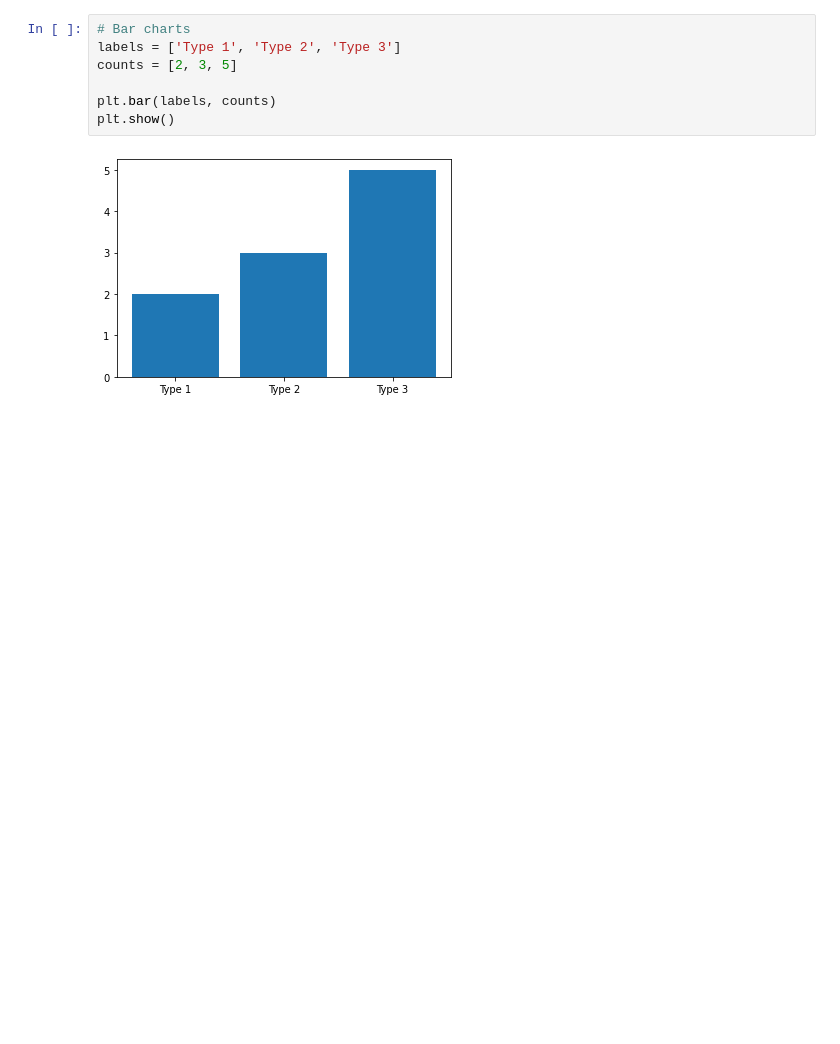
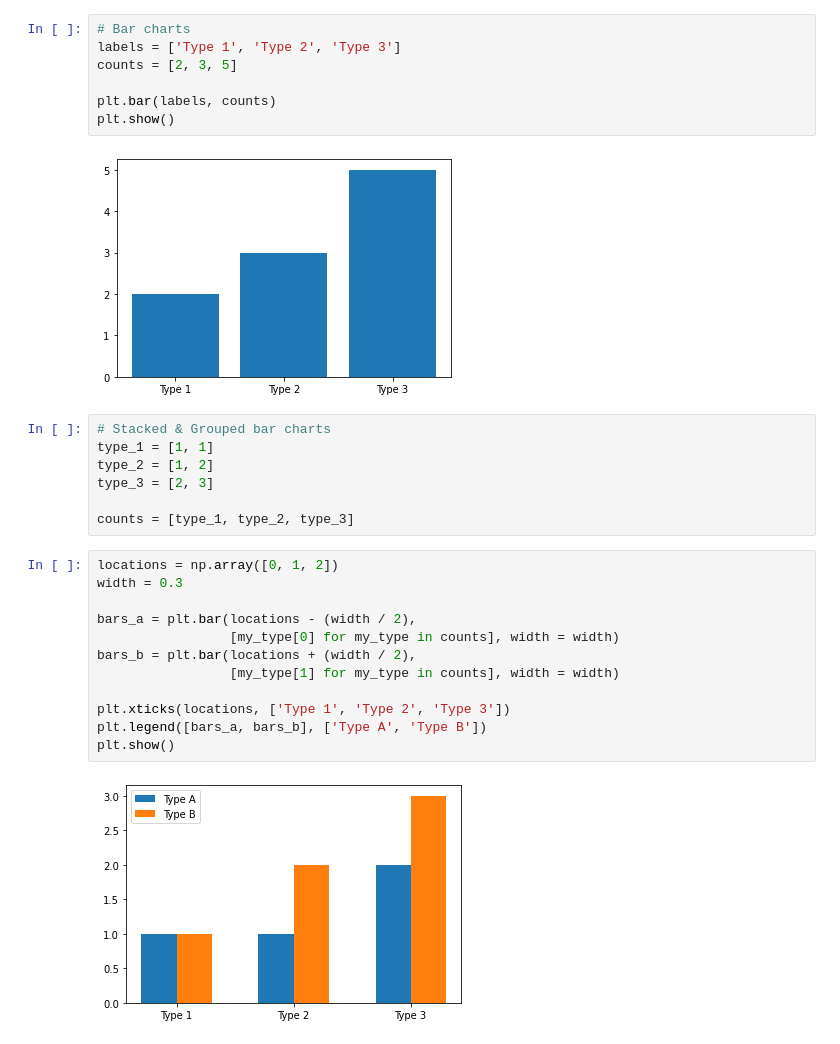
Before and after one commit to jiltednut/stat_calc_py, a Jupyter notebook: Chapter_2/3. Pandas/Pandas_Seaborn_Data_Viz.ipynb, the cells around one changed output. Saved outputs shown, nothing was run; the diff lists cells and outputs as text; blank space fills up the shorter version.

```diff
--- a/Chapter_2/3. Pandas/Pandas_Seaborn_Data_Viz.ipynb
+++ b/Chapter_2/3. Pandas/Pandas_Seaborn_Data_Viz.ipynb
@@ -55,3 +55,24 @@ plt.bar(labels, counts)
 plt.show()
 # %% [output]
 [figure]
+# %%
+# Stacked & Grouped bar charts
+type_1 = [1, 1]
+type_2 = [1, 2]
+type_3 = [2, 3]
+
+counts = [type_1, type_2, type_3]
+# %%
+locations = np.array([0, 1, 2])
+width = 0.3
+
+bars_a = plt.bar(locations - (width / 2),
+                 [my_type[0] for my_type in counts], width = width)
+bars_b = plt.bar(locations + (width / 2),
+                 [my_type[1] for my_type in counts], width = width)
+
+plt.xticks(locations, ['Type 1', 'Type 2', 'Type 3'])
+plt.legend([bars_a, bars_b], ['Type A', 'Type B'])
+plt.show()
+# %% [output]
+[figure, added]
```
Also changed, not shown: parts of 16 cells of this notebook, 1 other file.
